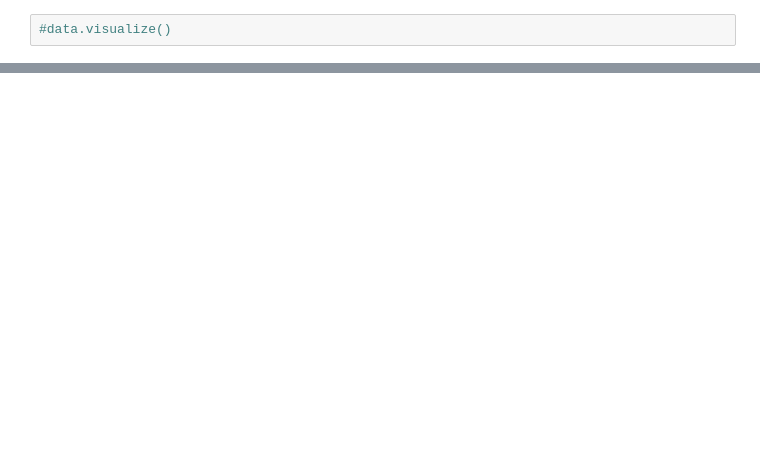
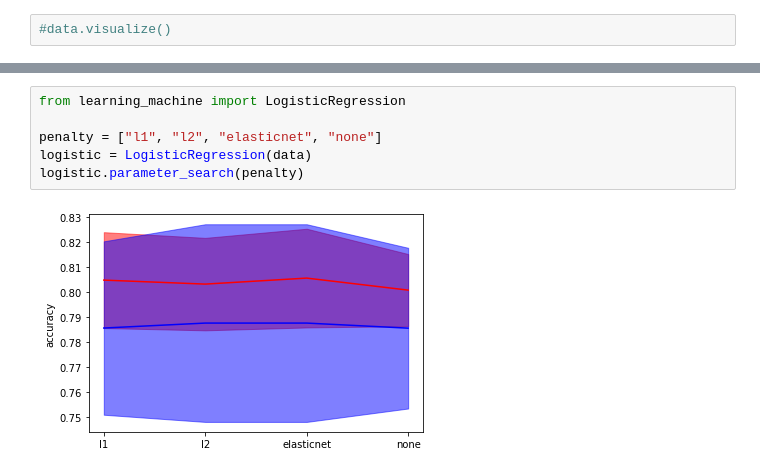
Before and after one commit to sergi-andreu/MMSL, a Jupyter notebook: Project.ipynb, the cells around one changed output, grey strips where cells are left out. Cells and saved outputs as stored; diff of their text form; blank space fills up the shorter version.

```diff
--- a/Project.ipynb
+++ b/Project.ipynb
@@ -130,0 +57,8 @@ print(logistic.predict(data.df)[6])
+# %%
+from learning_machine import LogisticRegression
+
+penalty = ["l1", "l2", "elasticnet", "none"]
+logistic = LogisticRegression(data)
+logistic.parameter_search(penalty)
+# %% [output]
+[figure, added]
```
Also changed, not shown: parts of 25 cells of this notebook, 2 other files.
